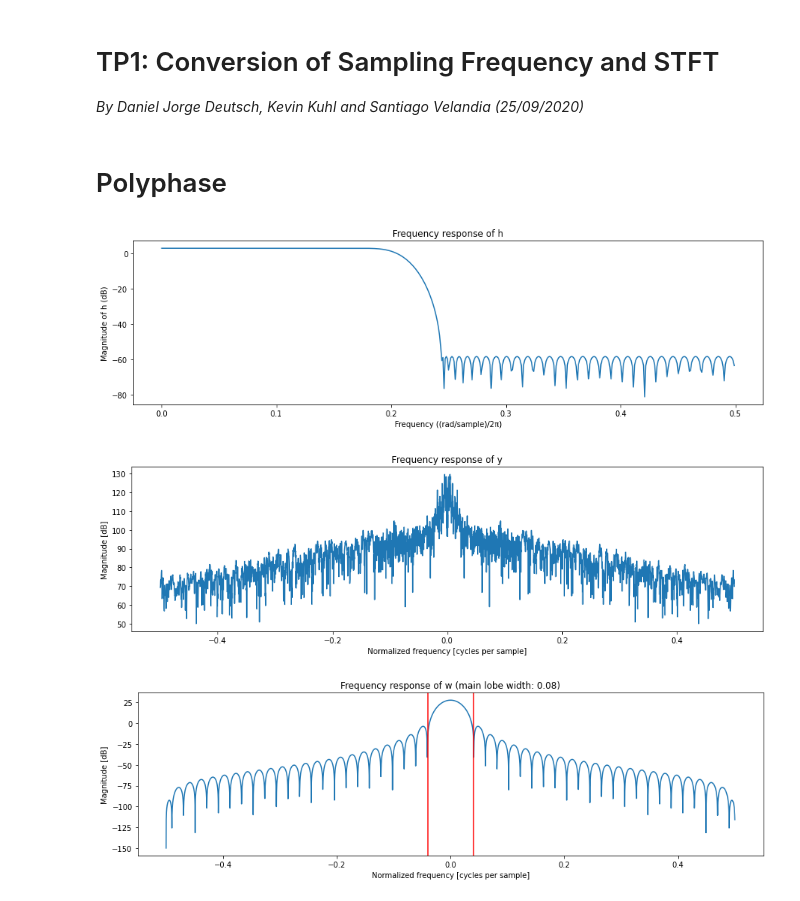
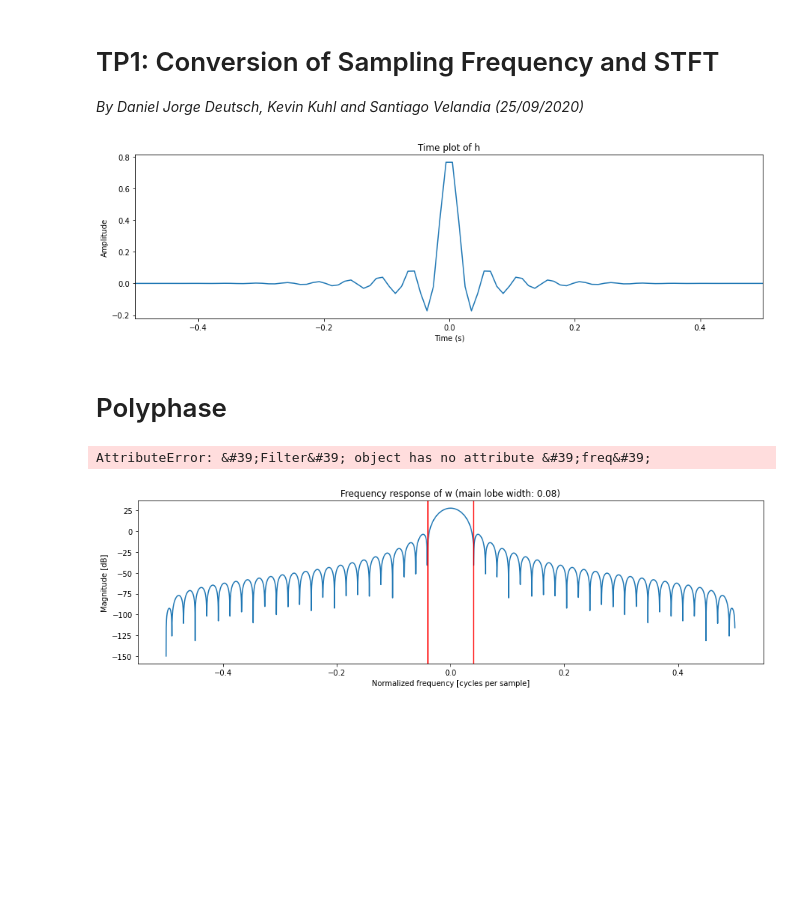
Before and after one commit to daniel-deutsch/TSIA201, a Jupyter notebook: TP1/main.ipynb, the cells around one changed output. Saved outputs shown, nothing was run; the diff lists cells and outputs as text; code cells hidden in the pictures; blank space fills up the shorter version.

Commit message:
plot

```diff
--- a/TP1/main.ipynb
+++ b/TP1/main.ipynb
@@ -169,20 +169,18 @@ class Signal:
 # %%
 class Filter:
 
-    def __init__(self, name, time_samples):
+    def __init__(self, name, signal):
         self.name = name
-        self.time_samples = time_samples
+        self.signal = signal
 
 
-    def apply(self, signal):
+    def apply(self, name, signal):
         convolved = np.convolve(self.signal, signal.signal)
-        return self.__class__(name, signal=convolved, freq=signal.freq)
+        return Signal(name, signal=convolved, freq=signal.freq)
 
 
     def time_plot(self, xhighlights=None, yhighlights=None, figsize=(15, 4), save=False):
-        if not (self.freq or freq):
-            raise Exception("the sample freq (sample/sec) must be provided")
-        xaxis = np.arange(len(self.signal))/self.freq
+        xaxis = np.linspace(-0.5, 0.5, len(self.signal)) ################### ISSO TA ERRADO
         plt.figure(figsize=figsize)
         plt.title(f"Time plot of {self.name}")
         plt.plot(xaxis, self.signal)
@@ -223,10 +221,6 @@ class Filter:
         plt.ylabel("Magnitude [dB]")
 
         plt.xlabel("Normalized frequency [cycles per sample]")
-        if window:
-            plt.title("Frequency response of {} (main lobe width: {})".format(self.name,4/len(w.signal)))
-            plt.axvline(x=-2/len(w.signal), color="red")
-            plt.axvline(x=2/len(w.signal), color="red")
 
         if xhighlights:
             for xhighlight in xhighlights:
@@ -240,27 +234,29 @@ class Filter:
 # %%
 # Obtains the input signal x from its file
 x = Signal(name="x", file="./inputs/caravan_48khz.wav")
 
 # Defines the over and under sampling constants
 L = 2
 M = 3
 
 # Obtains the over sampled signal w using L=2 (Fw=48*2=96kHz)
 w = x.insert_zeros("w", L)
 
 # Defines the Remez filter params
 numtaps = 100                       # An even number (can't be too big)
 trans_width = 1/13                  # ?
 cutoff = min( 1/(2*L), 1/(2*M) )    # Cutoff frequency (should be 1/(2*M) = 1/6)
 
 # Obtains the Remez filter
-h = Signal(name="h", signal=sig.remez(numtaps, [0, cutoff, cutoff+trans_width, 1/2], [L, 0]), freq=w.freq)
-
+h = Filter(name="h", signal=sig.remez(numtaps, [0, cutoff, cutoff+trans_width, 1/2], [L, 0]))
+h.time_plot()
 # Calculates the convolution v=w*h
-v = w.convolve(name="v", signal=h)
+v = h.apply(name="v", signal=w)
 
 # Undersample the convolution result to obtain the output of the system using M=3 (Fy=96/3=32kHz)
 y = v.remove_samples("y", M)
+# %% [output]
+[figure, added]
 # %% [markdown]
 # Polyphase
 # %%
@@ -302,8 +298,7 @@ y = Signal("y", y0.signal+y1.signal+y2.signal, a0.freq)
 h.filter_response_plot()
 y.fft_plot()
 # %% [output]
-[figure, removed]
-[figure, removed]
+AttributeError: &#39;Filter&#39; object has no attribute &#39;freq&#39;
 # %%
 N = x.signal.shape[0] # % longueur du signal
 Nw = 50
```
